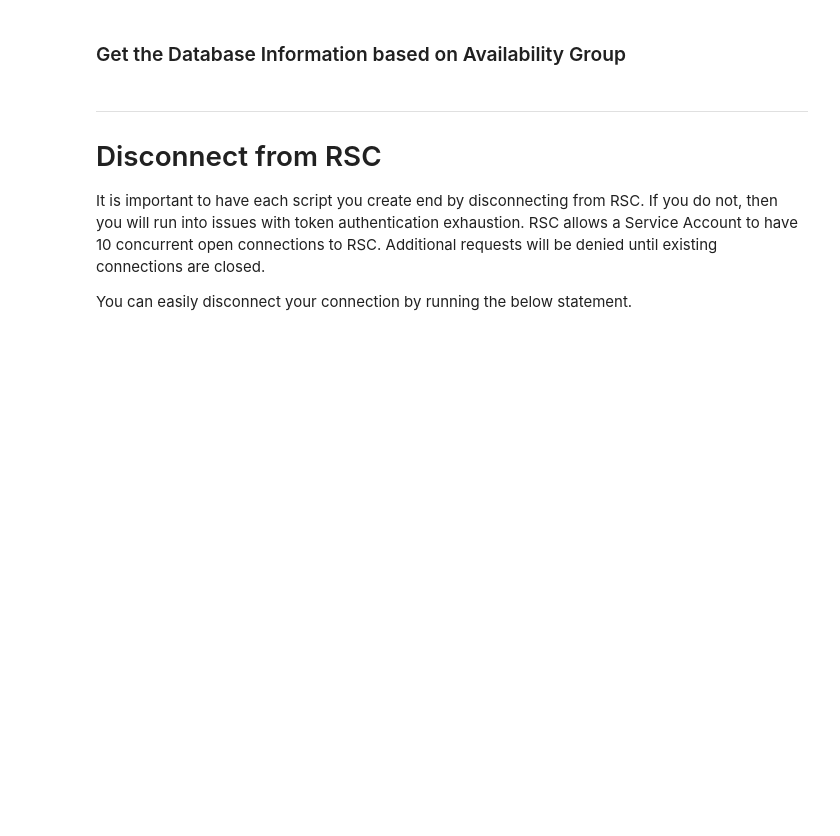
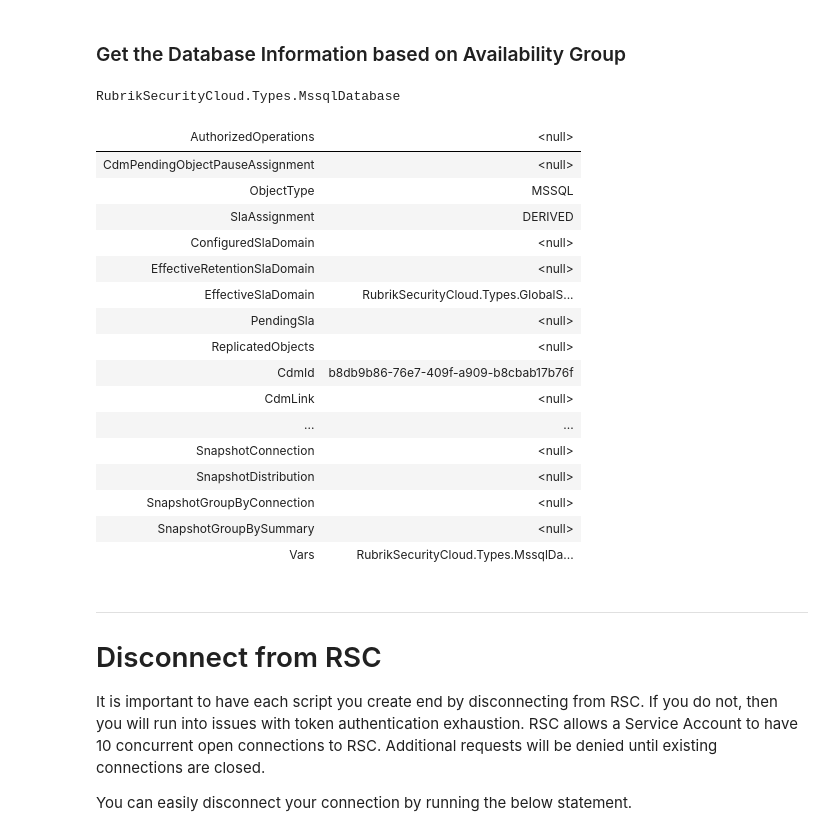
Before and after one commit to clumnah/Operationalize-MSSQL-Backups-With-Rubrik-Security-Cloud, a Jupyter notebook: content/Get-RscMssqlDatabase.ipynb, the cells around one changed output. Cells and saved outputs as stored; diff of their text form; code cells hidden in the pictures; blank space fills up the shorter version.

```diff
--- a/content/Get-RscMssqlDatabase.ipynb
+++ b/content/Get-RscMssqlDatabase.ipynb
@@ -56,9 +59,28 @@ $RscMssqlAvailabilityGroup = Get-RscMssqlAvailabilityGroup -AvailabilityGroupNam
 # %% [markdown]
 ### Get the Database Information based on Availability Group
 # %%
-$DatabaseName = "AdventureWorks2019"
+$DatabaseName = "AdventureWorksLT2019"
 $RscMssqlDatabase = Get-RscMssqlDatabase -Name $DatabaseName -RscMssqlAvailabilityGroup $RscMssqlAvailabilityGroup
 $RscMssqlDatabase
+# %% [output]
+RubrikSecurityCloud.Types.MssqlDatabase
+| AuthorizedOperations | <null> |
+| CdmPendingObjectPauseAssignment | <null> |
+| ObjectType | MSSQL |
+| SlaAssignment | DERIVED |
+| ConfiguredSlaDomain | <null> |
+| EffectiveRetentionSlaDomain | <null> |
+| EffectiveSlaDomain | RubrikSecurityCloud.Types.GlobalS... |
+| PendingSla | <null> |
+| ReplicatedObjects | <null> |
+| CdmId | b8db9b86-76e7-409f-a909-b8cbab17b76f |
+| CdmLink | <null> |
+| ... | ... |
+| SnapshotConnection | <null> |
+| SnapshotDistribution | <null> |
+| SnapshotGroupByConnection | <null> |
+| SnapshotGroupBySummary | <null> |
+| Vars | RubrikSecurityCloud.Types.MssqlDa... |
 # %% [markdown]
 ---
 
```
Also changed, not shown: parts of 4 cells of this notebook, 2 other files.
